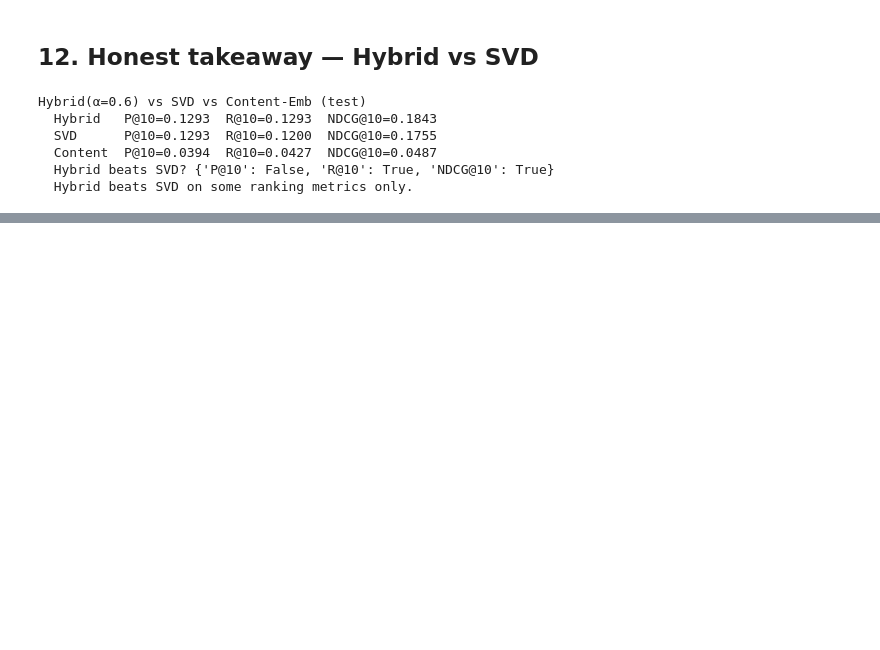
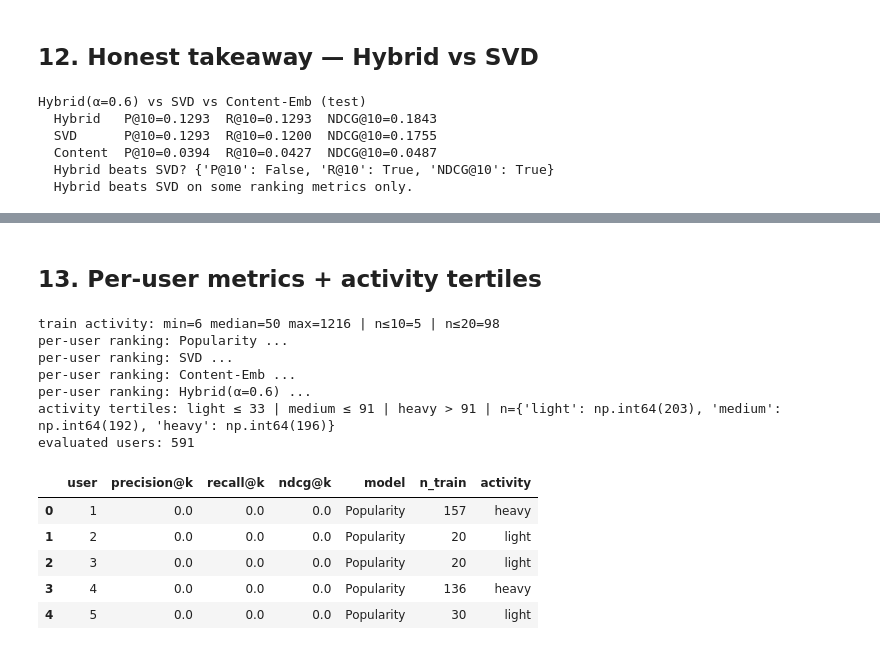
Before and after one commit to prerak2005/ML_PROJECTS, a Jupyter notebook: Recommendation_Systems/movie_recommendation/04_advanced_models.ipynb, the cells around one changed output, grey strips where cells are left out. Cells and saved outputs as stored; diff of their text form; code cells hidden in the pictures; blank space fills up the shorter version.

```diff
--- a/Recommendation_Systems/movie_recommendation/04_advanced_models.ipynb
+++ b/Recommendation_Systems/movie_recommendation/04_advanced_models.ipynb
@@ -446,0 +503,37 @@ Hybrid(α=0.6) vs SVD vs Content-Emb (test)
+# %% [markdown]
+## 13. Per-user metrics + activity tertiles
+# %%
+activity = utils.train_activity_counts(train)
+print(
+    f"train activity: min={activity.min()} median={activity.median():.0f} "
+    f"max={activity.max()} | n≤10={(activity <= 10).sum()} | n≤20={(activity <= 20).sum()}"
+)
+
+per_user_frames = []
+for name, model in analysis_models.items():
+    print("per-user ranking:", name, "...")
+    df = utils.per_user_ranking_at_k(model, M, test, k=10, rel_threshold=4.0)
+    df["model"] = name
+    df["n_train"] = df["user"].map(activity)
+    per_user_frames.append(df)
+
+per_user = pd.concat(per_user_frames, ignore_index=True)
+eval_users = sorted(per_user["user"].unique())
+tert = utils.assign_activity_tertiles(activity, eval_users)
+per_user["activity"] = per_user["user"].map(tert["labels"])
+print("evaluated users:", len(eval_users))
+display(per_user.head())
+# %% [output]
+train activity: min=6 median=50 max=1216 | n≤10=5 | n≤20=98
+per-user ranking: Popularity ...
+per-user ranking: SVD ...
+per-user ranking: Content-Emb ...
+per-user ranking: Hybrid(α=0.6) ...
+activity tertiles: light ≤ 33 | medium ≤ 91 | heavy > 91 | n={'light': np.int64(203), 'medium': np.int64(192), 'heavy': np.int64(196)}
+evaluated users: 591
+|  | user | precision@k | recall@k | ndcg@k | model | n_train | activity |
+| 0 | 1 | 0.0 | 0.0 | 0.0 | Popularity | 157 | heavy |
+| 1 | 2 | 0.0 | 0.0 | 0.0 | Popularity | 20 | light |
+| 2 | 3 | 0.0 | 0.0 | 0.0 | Popularity | 20 | light |
+| 3 | 4 | 0.0 | 0.0 | 0.0 | Popularity | 136 | heavy |
+| 4 | 5 | 0.0 | 0.0 | 0.0 | Popularity | 30 | light |
```
Also changed, not shown: parts of 8 cells of this notebook, 1 other file.
